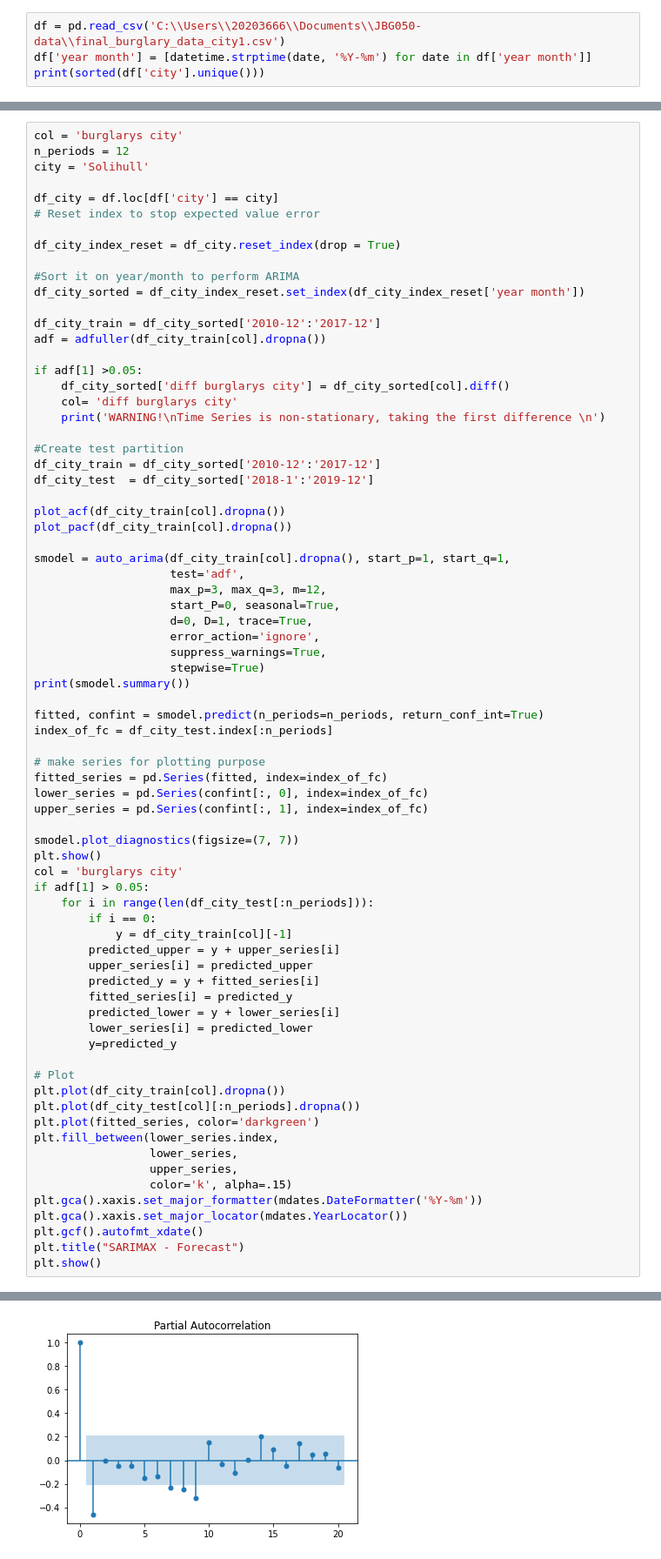
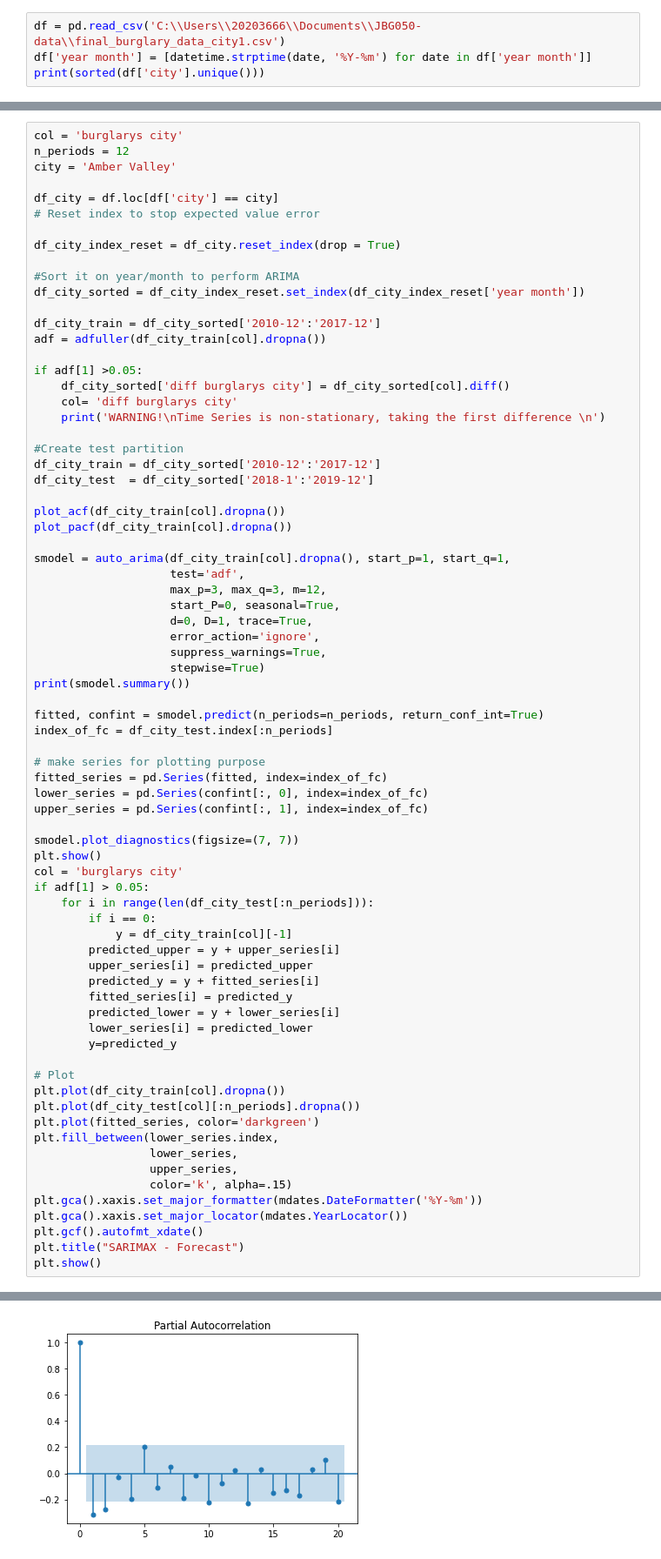
Before and after one commit to S-Diemel/JBG050, a Jupyter notebook: arima_2.ipynb, the cells around one changed output, grey strips where cells are left out. Shown: that part at 87% size. Saved outputs shown, nothing was run; the diff lists cells and outputs as text.

```diff
--- a/arima_2.ipynb
+++ b/arima_2.ipynb
@@ -32,7 +38,7 @@ print(sorted(df['city'].unique()))
 # %%
 col = 'burglarys city'
 n_periods = 12
-city = 'Solihull'
+city = 'Amber Valley'
 
 df_city = df.loc[df['city'] == city]
 # Reset index to stop expected value error
@@ -125 +131 @@ Warnings:
-[figure, old version]
+[figure, new version]
```
Also changed, not shown: parts of 6 cells of this notebook.
